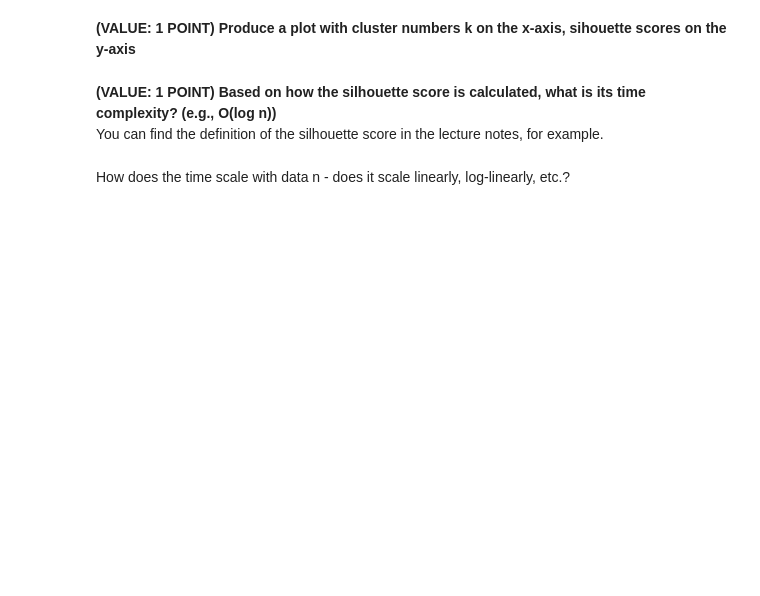
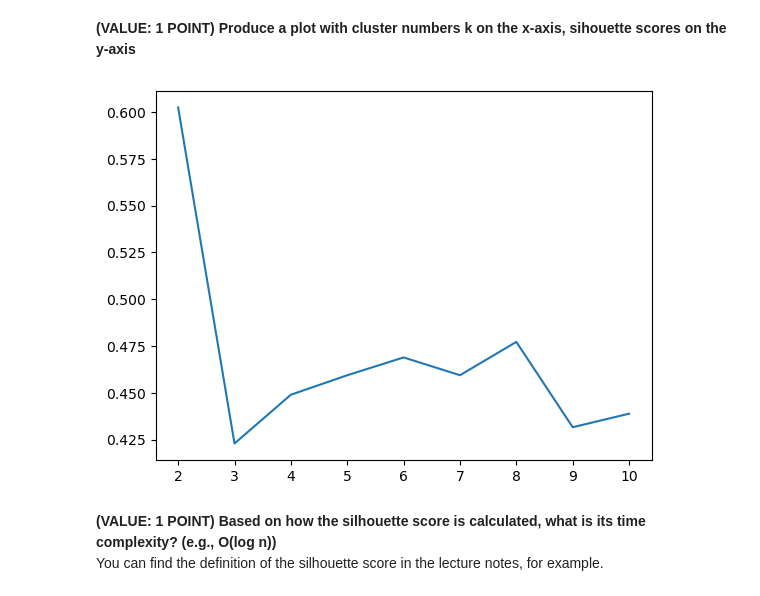
Before and after one commit to eplarocco/distributed_computing, a Jupyter notebook: 05_clustering_and_dim_reduction/fidelity_fund_clustering.ipynb, the cells around one changed output. Saved outputs shown, nothing was run; the diff lists cells and outputs as text; code cells hidden in the pictures; blank space fills up the shorter version.

```diff
--- a/05_clustering_and_dim_reduction/fidelity_fund_clustering.ipynb
+++ b/05_clustering_and_dim_reduction/fidelity_fund_clustering.ipynb
@@ -30,3 +70,6 @@ Use parameters:
 - 3 clusters
 - maximum of 10 iterations
 - seed=314
+# %%
+kmeans = KMeans().setK(3).setSeed(314).setMaxIter(10)
+model = kmeans.fit(dataset)
@@ -33,2 +78,8 @@ Use parameters:
 # %% [markdown]
 **(VALUE: 2 POINTS) Compute and Print the Silhouette Score**
+# %%
+predictions = model.transform(dataset)
+# Evaluate clustering by computing Silhouette score (between -1  and 1 with 1 as the best clustering)
+evaluator = ClusteringEvaluator()
+silhouette = evaluator.evaluate(predictions)
+print("Silhouette with squared euclidean distance = " + str(silhouette))
@@ -41,5 +94,26 @@ Use parameters:
 - the other parameters should be the same as earlier
 - for each k, compute the silhouette score
 - return a pandas dataframe with columns containing k, silhouette score (each row holds the score for given k)
+# %%
+#****assuming that df contains an already vectorized column labeled features
+import pandas as pd
+
+def kmeans_range(lower_bound_k, upper_bound_k, df):
+    scores = []
+    k_val = []
+    for k in range(lower_bound_k,upper_bound_k+1):
+        kmeans = KMeans().setK(k).setSeed(314).setMaxIter(10)
+        model = kmeans.fit(dataset)
+        predictions = model.transform(dataset)
+        evaluator = ClusteringEvaluator()
+        silhouette = evaluator.evaluate(predictions)
+
+        scores.append(silhouette)
+        k_val.append(k)
+    score_df = pd.DataFrame({'k':k_val, 'silhouettte_score':scores})
+    return(score_df)
 # %% [markdown]
 **(VALUE: 1 POINT) Call `kmeans_range` to compute K-means with clusters ranging from 2 to 10 inclusive, printing the resulting dataframe.**
+# %%
+vals = kmeans_range(2, 10, dataset)
+print(vals)
@@ -46,7 +140,11 @@ Use parameters:
 # %% [markdown]
 **(VALUE: 1 POINT) Produce a plot with cluster numbers k on the x-axis, sihouette scores on the y-axis**
+# %%
+import matplotlib.pyplot as plt
+plt.plot(vals.k, vals.silhouettte_score)
+plt.show()
+# %% [output]
+[figure, added]
 # %% [markdown]
 **(VALUE: 1 POINT) Based on how the silhouette score is calculated, what is its time complexity? (e.g., O(log n))**
 You can find the definition of the silhouette score in the lecture notes, for example.
-# %% [markdown]
-How does the time scale with data n - does it scale linearly, log-linearly, etc.?
```
Also changed, not shown: parts of 7 cells of this notebook, 2 other files.
